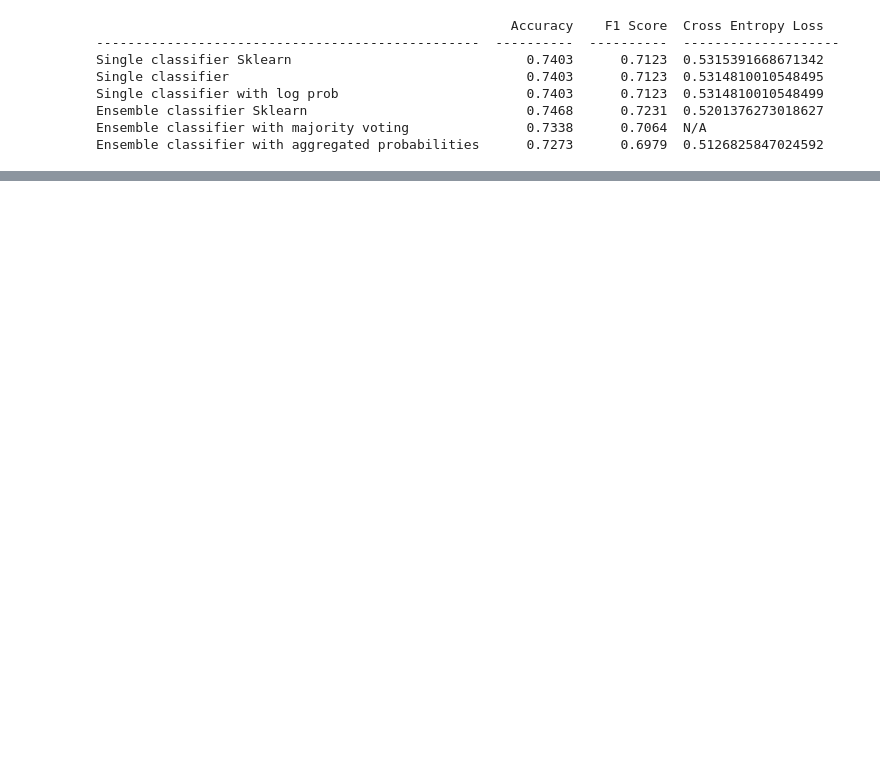
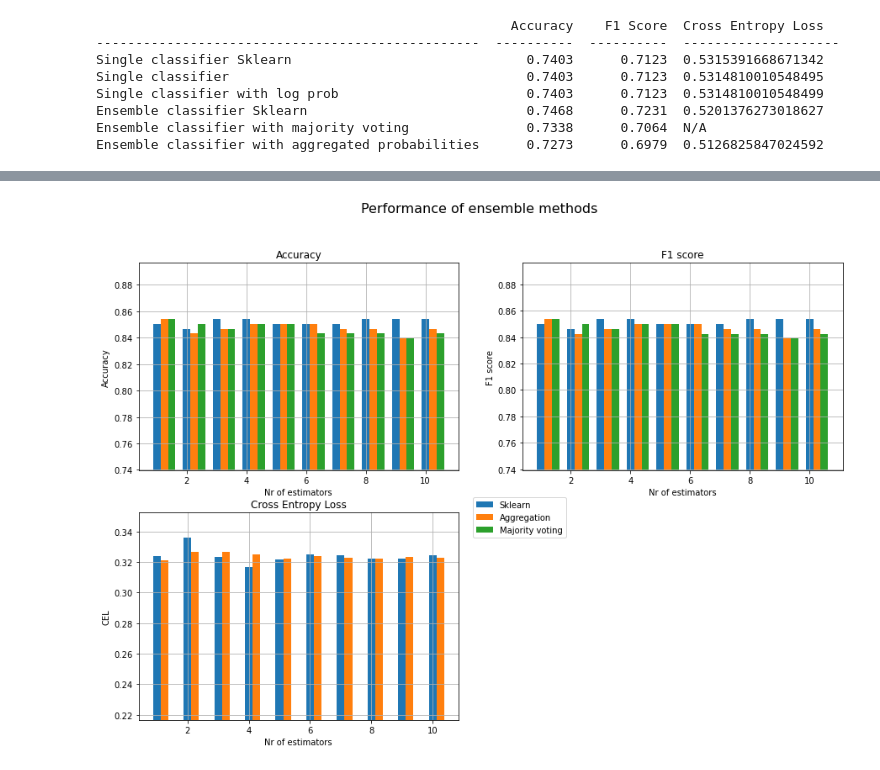
Before and after one commit to STProgrammer/Ensembled-naive-bayes-classifiers, a Jupyter notebook: GA-2.ipynb, the cells around one changed output, grey strips where cells are left out. Cells and saved outputs as stored; diff of their text form; code cells hidden in the pictures; blank space fills up the shorter version.

```diff
--- a/GA-2.ipynb
+++ b/GA-2.ipynb
@@ -771,0 +864,5 @@ arr
+# %%
+# Sonar dataset
+dataset_banknote = pd.read_csv('data_banknote_authentication.txt', header=None)
+
+dataset_banknote
@@ -771,0 +894,4 @@ arr
+# %%
+plotting_ensemble(dataset_banknote, nr_of_classifiers, train_test_split, seed)
+# %% [output]
+[figure, added]
```
Also changed, not shown: parts of 26 cells of this notebook, 4 other files.
